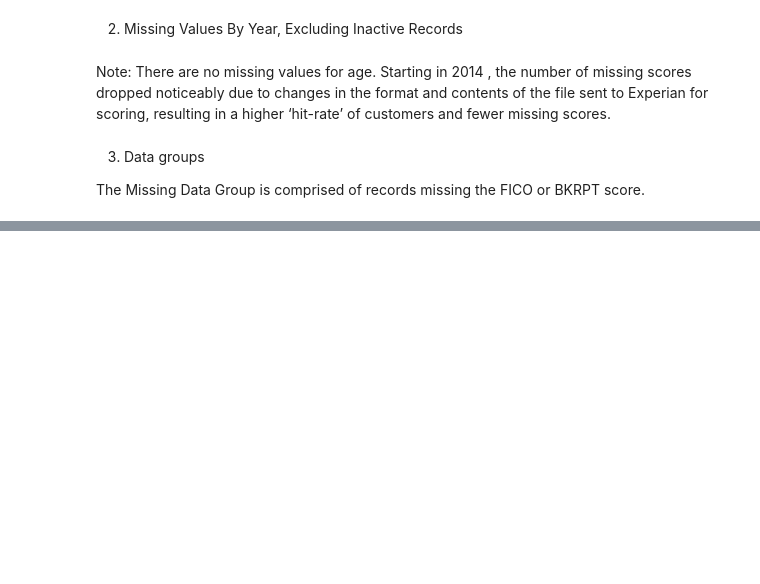
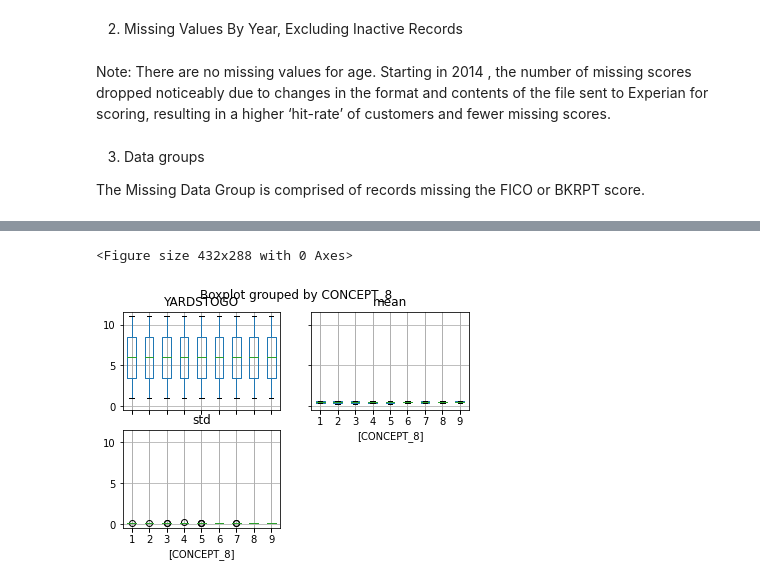
Before and after one commit to git-dan-hub/J_Lab, a Jupyter notebook: ASB_Documentation_Sample.ipynb, the cells around one changed output, grey strips where cells are left out. Saved outputs shown, nothing was run; the diff lists cells and outputs as text; code cells hidden in the pictures; blank space fills up the shorter version.

```diff
--- a/ASB_Documentation_Sample.ipynb
+++ b/ASB_Documentation_Sample.ipynb
@@ -85,3 +383,19 @@ Note: There are no missing values for age.  Starting in 2014 , the number of mis
 3)	Data groups
 
 The Missing Data Group is comprised of records missing the FICO or BKRPT score.
+# %%
+import seaborn as sns
+sns.set_theme(style="whitegrid")
+
+# Load the example exercise dataset
+df = sns.load_dataset("exercise")
+
+# Draw a pointplot to show pulse as a function of three categorical factors
+g = sns.catplot(x="time", y="pulse", hue="kind", col="diet",
+                capsize=.2, palette="YlGnBu_d", height=6, aspect=.75,
+                kind="point", data=df)
+g.despine(left=True)
+# %%
+
+df = pd.read_csv('/project_data/data_asset/Test_fields_100821_results.csv')
+df.head()
@@ -87,0 +422,3 @@ The Missing Data Group is comprised of records missing the FICO or BKRPT score.
+# %%
+first_prob = df.groupby(['CONCEPT_8','YARDSTOGO'])['prob_FIRST_YES'].agg([np.mean, np.std]).reset_index()
+first_prob
@@ -87,0 +439,7 @@ The Missing Data Group is comprised of records missing the FICO or BKRPT score.
+# %%
+plt.figure();
+
+bp = first_prob.boxplot(by=['CONCEPT_8'])
+# %% [output]
+<Figure size 432x288 with 0 Axes>
+[figure, added]
```
Also changed, not shown: parts of 58 cells of this notebook, 3 other files.
